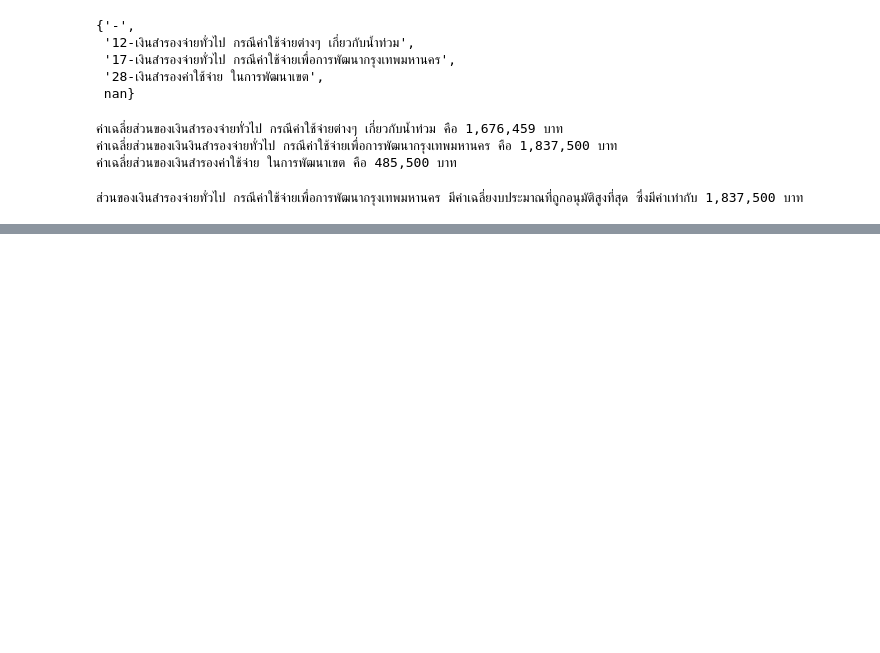
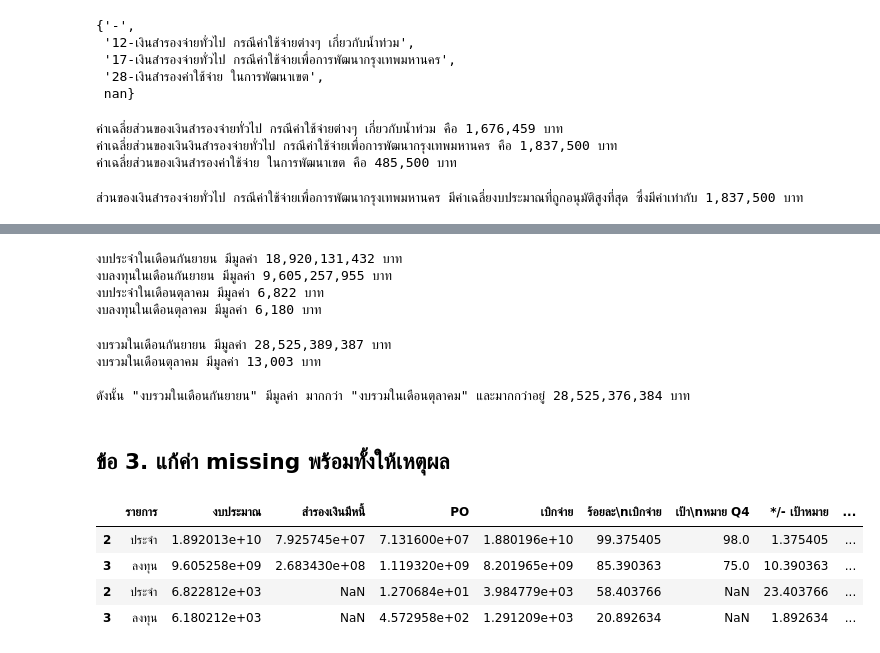
Before and after one commit to Ratchanontt/python_dataviz2023, a Jupyter notebook: HomeWork.ipynb, the cells around one changed output, grey strips where cells are left out. Saved outputs shown, nothing was run; the diff lists cells and outputs as text; code cells hidden in the pictures; blank space fills up the shorter version.

```diff
--- a/HomeWork.ipynb
+++ b/HomeWork.ipynb
@@ -607,0 +598,54 @@ else:
+# %%
+#งบประจำในเดือนกันยายน
+ann_sep = sep_oct_df[(sep_oct_df['รายการ']=='ประจำ') & (sep_oct_df['เดือน-ปี']=='sep-65')]['งบประมาณ']
+print(f'งบประจำในเดือนกันยายน มีมูลค่า {int(ann_sep):,} บาท')
+
+#งบลงทุนในเดือนกันยายน
+cap_sep = sep_oct_df[(sep_oct_df['รายการ']=='ลงทุน') & (sep_oct_df['เดือน-ปี']=='sep-65')]['งบประมาณ']
+print(f'งบลงทุนในเดือนกันยายน มีมูลค่า {int(cap_sep):,} บาท')
+
+#งบประจำในเดือนตุลาคม
+ann_oct = sep_oct_df[(sep_oct_df['รายการ']=='ประจำ') & (sep_oct_df['เดือน-ปี']=='oct-65')]['งบประมาณ']
+print(f'งบประจำในเดือนตุลาคม มีมูลค่า {int(ann_oct):,} บาท')
+
+#งบลงทุนในเดือนกันยายน
+cap_oct = sep_oct_df[(sep_oct_df['รายการ']=='ลงทุน') & (sep_oct_df['เดือน-ปี']=='oct-65')]['งบประมาณ']
+print(f'งบลงทุนในเดือนตุลาคม มีมูลค่า {int(cap_oct):,} บาท')
+# %% [output]
+งบประจำในเดือนกันยายน มีมูลค่า 18,920,131,432 บาท
+งบลงทุนในเดือนกันยายน มีมูลค่า 9,605,257,955 บาท
+งบประจำในเดือนตุลาคม มีมูลค่า 6,822 บาท
+งบลงทุนในเดือนตุลาคม มีมูลค่า 6,180 บาท
+# %%
+#งบรวม เดือนกันยายน (sep-65)
+sep_budget = sep_oct_df[sep_oct_df['เดือน-ปี'] =='sep-65'][['งบประมาณ']].sum()
+
+#งบรวม เดือนตุลาคม (oct-65)
+oct_budget = sep_oct_df[sep_oct_df['เดือน-ปี'] =='oct-65'][['งบประมาณ']].sum()
+
+print(f'งบรวมในเดือนกันยายน มีมูลค่า {int(sep_budget):,} บาท')
+print(f'งบรวมในเดือนตุลาคม มีมูลค่า {int(oct_budget):,} บาท')
+
+print(' ')
+
+#หาว่างบรวมในเดือนใดมีมูลค่ามากกว่า และมากกว่าอยู่เท่าใด
+if int(sep_budget) > int(oct_budget):
+  print(f'ดังนั้น "งบรวมในเดือนกันยายน" มีมูลค่า มากกว่า "งบรวมในเดือนตุลาคม" และมากกว่าอยู่ {(int(sep_budget) - int(oct_budget)):,} บาท')
+elif int(sep_budget) < int(oct_budget):
+  print(f'ดังนั้น "งบรวมในเดือนตุลาคม" มีมูลค่า มากกว่ากว่า "งบรวมในเดือนกันยายน" และมากกว่าอยู่ {(int(oct_budget) - int(sep_budget)):,} บาท')
+# %% [output]
+งบรวมในเดือนกันยายน มีมูลค่า 28,525,389,387 บาท
+งบรวมในเดือนตุลาคม มีมูลค่า 13,003 บาท
+
+ดังนั้น "งบรวมในเดือนกันยายน" มีมูลค่า มากกว่า "งบรวมในเดือนตุลาคม" และมากกว่าอยู่ 28,525,376,384 บาท
+# %% [markdown]
+## ข้อ 3. แก้ค่า missing พร้อมทั้งให้เหตุผล
+# %%
+sep_oct_df = pd.concat([sep_df,oct_df])
+sep_oct_df
+# %% [output]
+|  | รายการ | งบประมาณ | สำรองเงินมีหนี้ | PO | เบิกจ่าย | ร้อยละ\nเบิกจ่าย | เป้า\nหมาย Q4 | */- เป้าหมาย | ... |
+| 2 | ประจำ | 1.892013e+10 | 7.925745e+07 | 7.131600e+07 | 1.880196e+10 | 99.375405 | 98.0 | 1.375405 | ... |
+| 3 | ลงทุน | 9.605258e+09 | 2.683430e+08 | 1.119320e+09 | 8.201965e+09 | 85.390363 | 75.0 | 10.390363 | ... |
+| 2 | ประจำ | 6.822812e+03 | NaN | 1.270684e+01 | 3.984779e+03 | 58.403766 | NaN | 23.403766 | ... |
+| 3 | ลงทุน | 6.180212e+03 | NaN | 4.572958e+02 | 1.291209e+03 | 20.892634 | NaN | 1.892634 | ... |
```
Also changed, not shown: parts of 18 cells of this notebook.
